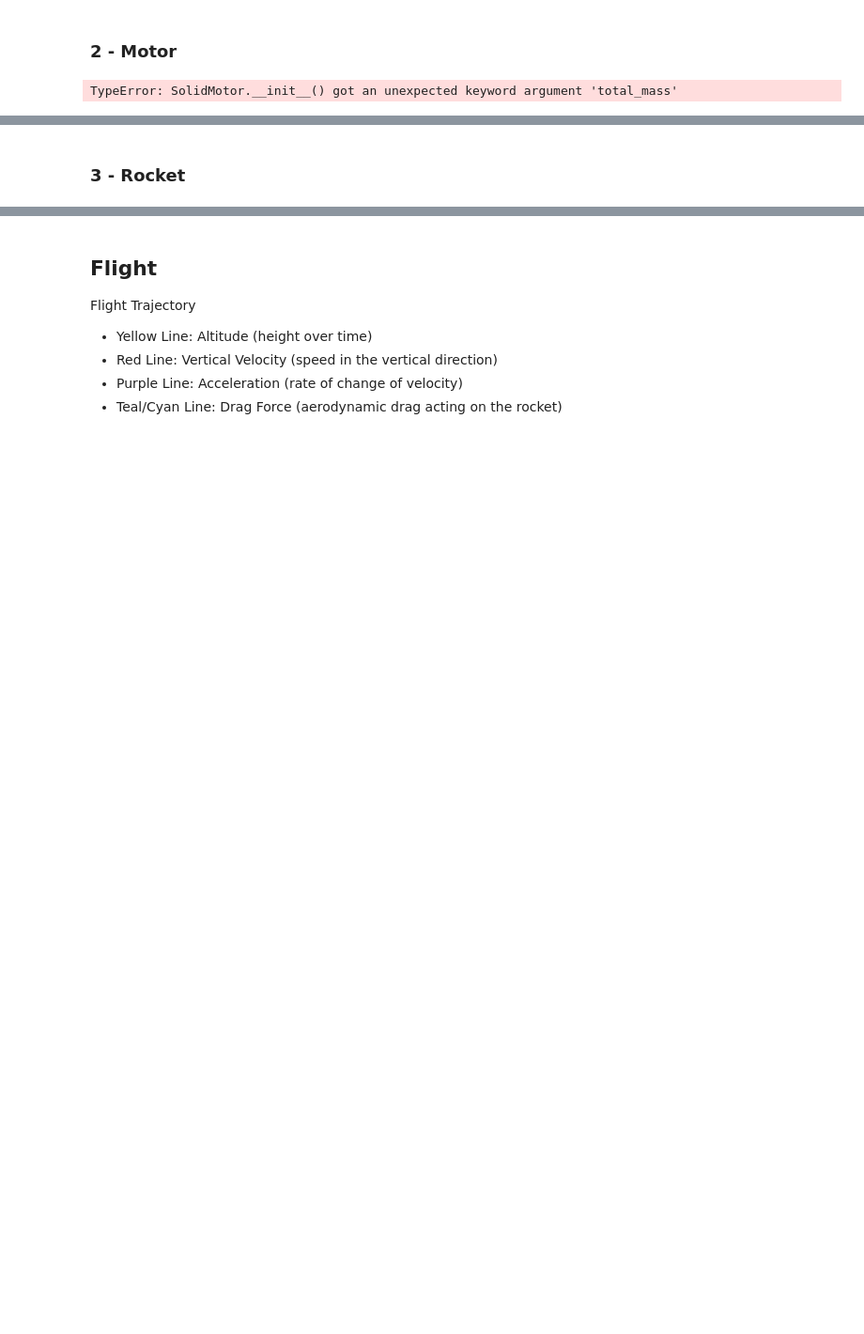
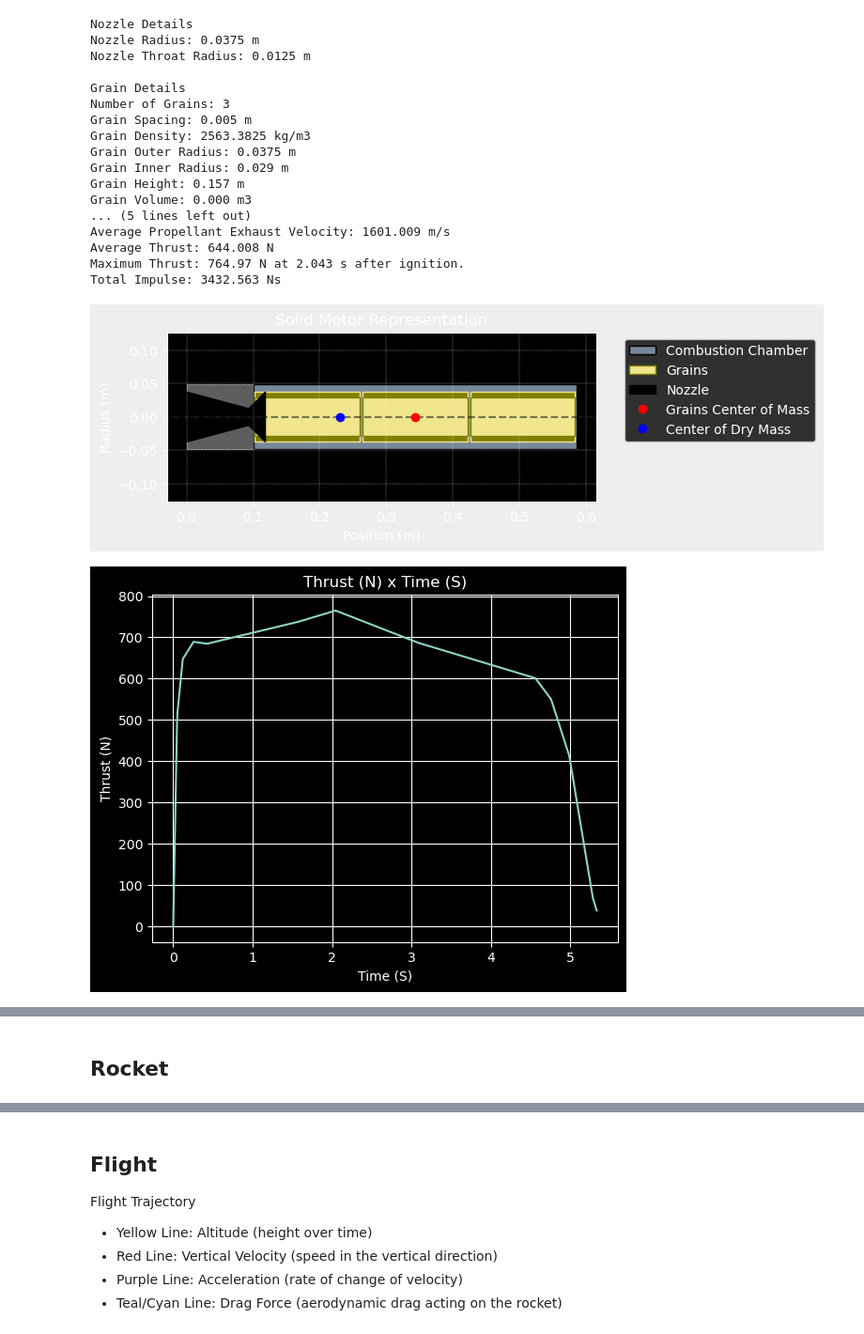
Before and after one commit to ULAS-HiPR/RocketPy, a Jupyter notebook: EuRoC24/Technical.ipynb, the cells around one changed output, grey strips where cells are left out. Shown at 94% size. Cells and saved outputs as stored; diff of their text form; code cells hidden in the pictures; blank space fills up the shorter version.

```diff
--- a/EuRoC24/Technical.ipynb
+++ b/EuRoC24/Technical.ipynb
@@ -54,25 +49,40 @@ Atmospheric Model Plots
-# %% [markdown]
-### 2 - Motor
 # %%
 PRO75L645 = SolidMotor(
     thrust_source="assets/motors/Cesaroni_3419L645-P.eng",
     dry_mass=1.608,  # kilograms (launch mass=3.752, wet=2.144)
-    total_mass=3.752,  # kilograms
-    dry_inertia=(0.039, 0.039, 0.0015),  # kg*m^2
+    dry_inertia=(0.245, 0.039, 0.0015),  # kg*m^2
     nozzle_radius=37.5 / 1000,  # of nozzle exit in meters
     grain_number=3,  # Number of propellant grains
-    grain_density=1815,  # kg/m^3
+    grain_density=2563.3825,  # kg/m^3
     grain_outer_radius=37.5 / 1000,  # meters
     grain_initial_inner_radius=29 / 1000,  # meters
     grain_initial_height=157 / 1000,  # meters
     grain_separation=5 / 1000,  # meters
     grains_center_of_mass_position=0.343,
     center_of_dry_mass_position=0.231,  # formula: lenngth of the aft part of the motor / (length of the aft part of the motor + length of the forward part of the motor)
     nozzle_position=0.0,  # relative to the combustion chamber
     burn_time=5.33,  # seconds
     throat_radius=12.5 / 1000,  # meters
     coordinate_system_orientation="nozzle_to_combustion_chamber",  # Orientation of the coordinate system -> EXTREMLY IMPORTANT
 )
 PRO75L645.all_info()
 # %% [output]
-TypeError: SolidMotor.__init__() got an unexpected keyword argument 'total_mass'
+Nozzle Details
+Nozzle Radius: 0.0375 m
+Nozzle Throat Radius: 0.0125 m
+
+Grain Details
+Number of Grains: 3
+Grain Spacing: 0.005 m
+Grain Density: 2563.3825 kg/m3
+Grain Outer Radius: 0.0375 m
+Grain Inner Radius: 0.029 m
+Grain Height: 0.157 m
+Grain Volume: 0.000 m3
+... (5 lines left out)
+Average Propellant Exhaust Velocity: 1601.009 m/s
+Average Thrust: 644.008 N
+Maximum Thrust: 764.97 N at 2.043 s after ignition.
+Total Impulse: 3432.563 Ns
+[figure, added]
+[figure, added]
@@ -79,3 +100,3 @@ TypeError: SolidMotor.__init__() got an unexpected keyword argument 'total_mass'
 # %% [markdown]
-### 3 - Rocket
+##  Rocket
 # %%
```
Also changed, not shown: parts of 17 cells of this notebook, 1 other file.
